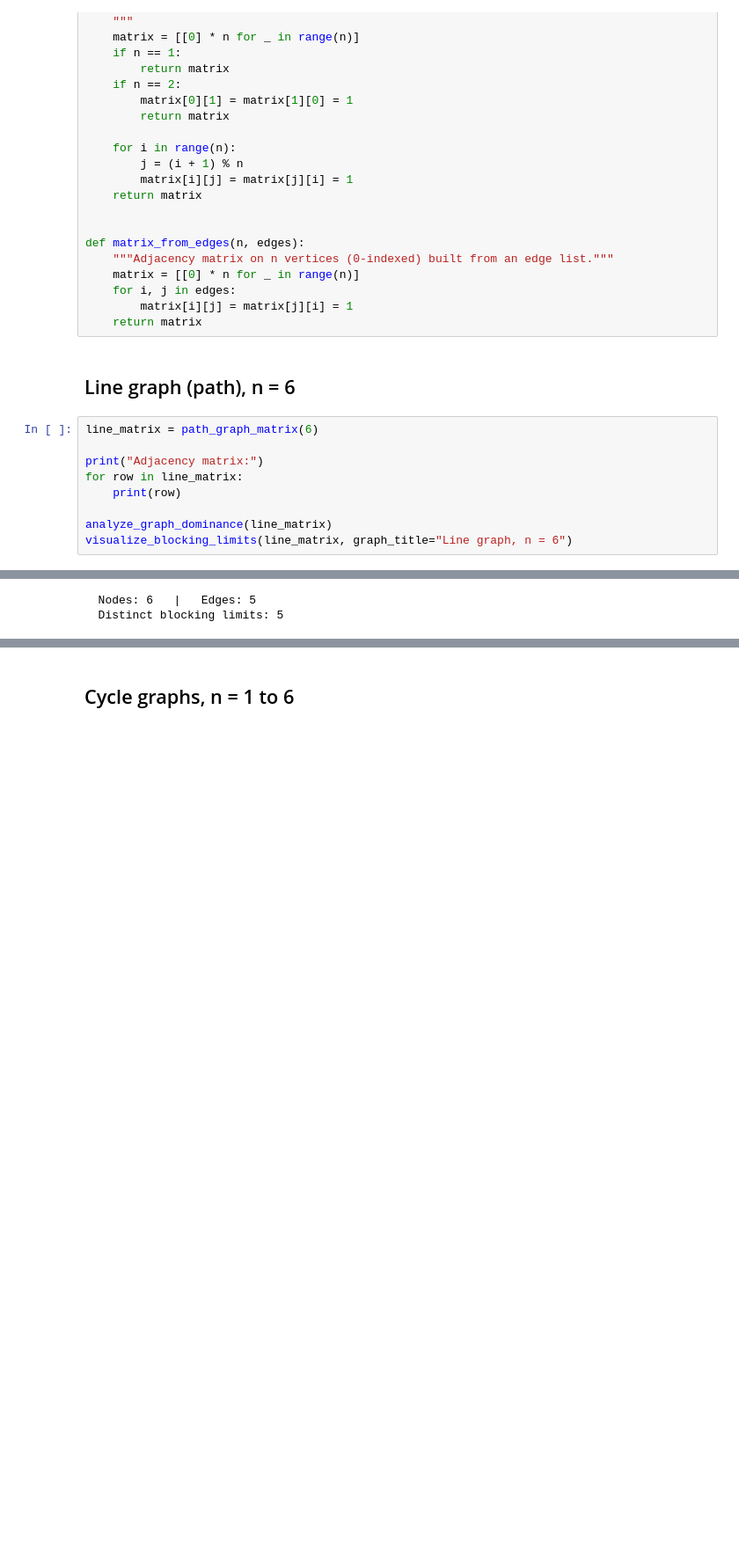
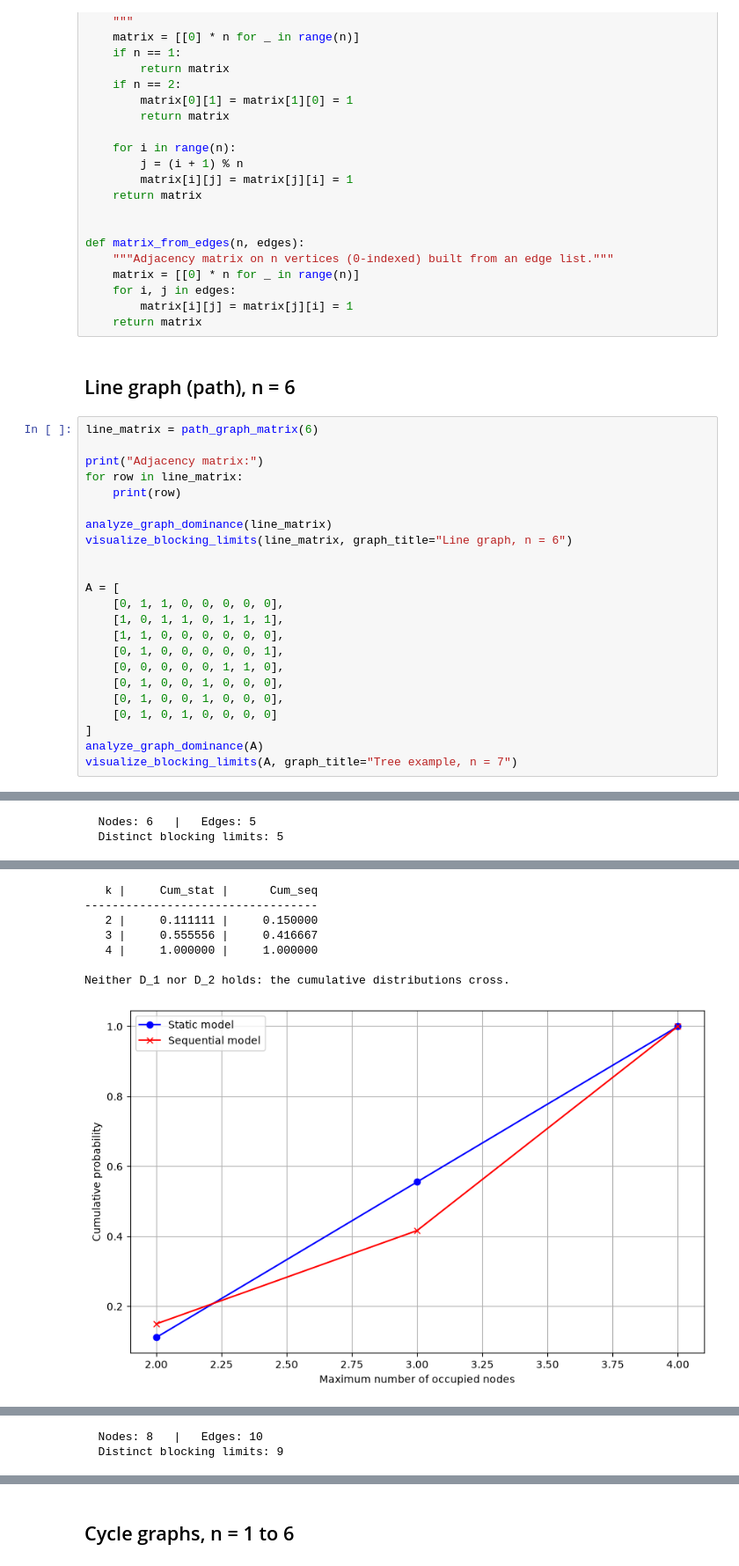
Before and after one commit to lykoslopezrivera-blip/Stochastic_Dominance_DPP_Graphs, a Jupyter notebook: GeneralArrangement/Notebooks/StructureAndExamples.ipynb, the cells around one changed output, grey strips where cells are left out. Shown at 88% size. Drawn from its saved outputs; the diff is of its cells as text; blank space fills up the shorter version.

```diff
--- a/GeneralArrangement/Notebooks/StructureAndExamples.ipynb
+++ b/GeneralArrangement/Notebooks/StructureAndExamples.ipynb
@@ -74,28 +87,50 @@ def matrix_from_edges(n, edges):
 # %%
 line_matrix = path_graph_matrix(6)
 
 print("Adjacency matrix:")
 for row in line_matrix:
     print(row)
 
 analyze_graph_dominance(line_matrix)
 visualize_blocking_limits(line_matrix, graph_title="Line graph, n = 6")
+
+
+A = [
+    [0, 1, 1, 0, 0, 0, 0, 0],
+    [1, 0, 1, 1, 0, 1, 1, 1],
+    [1, 1, 0, 0, 0, 0, 0, 0],
+    [0, 1, 0, 0, 0, 0, 0, 1],
+    [0, 0, 0, 0, 0, 1, 1, 0],
+    [0, 1, 0, 0, 1, 0, 0, 0],
+    [0, 1, 0, 0, 1, 0, 0, 0],
+    [0, 1, 0, 1, 0, 0, 0, 0]
+]
+analyze_graph_dominance(A)
+visualize_blocking_limits(A, graph_title="Tree example, n = 7")
 # %% [output]
 Adjacency matrix:
 [0, 1, 0, 0, 0, 0]
 [1, 0, 1, 0, 0, 0]
 [0, 1, 0, 1, 0, 0]
 [0, 0, 1, 0, 1, 0]
 [0, 0, 0, 1, 0, 1]
 [0, 0, 0, 0, 1, 0]
    k |     Cum_stat |      Cum_seq
 ----------------------------------
    2 |     0.200000 |     0.111111
    3 |     1.000000 |     1.000000
 
 D_1 holds: the sequential model dominates the static model.
 [figure]
 [figure]
   Nodes: 6   |   Edges: 5
   Distinct blocking limits: 5
 [figure]
+   k |     Cum_stat |      Cum_seq
+----------------------------------
+   2 |     0.111111 |     0.150000
+   3 |     0.555556 |     0.416667
+   4 |     1.000000 |     1.000000
+
+Neither D_1 nor D_2 holds: the cumulative distributions cross.
+[figure, added]
@@ -101,0 +138,2 @@ D_1 holds: the sequential model dominates the static model.
+  Nodes: 8   |   Edges: 10
+  Distinct blocking limits: 9
```
Also changed, not shown: parts of 3 cells of this notebook, 4 other files.
